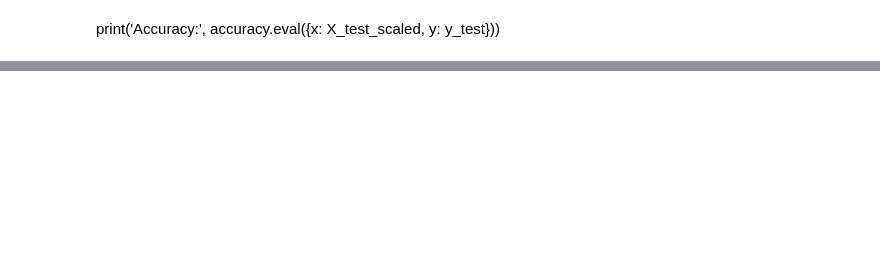
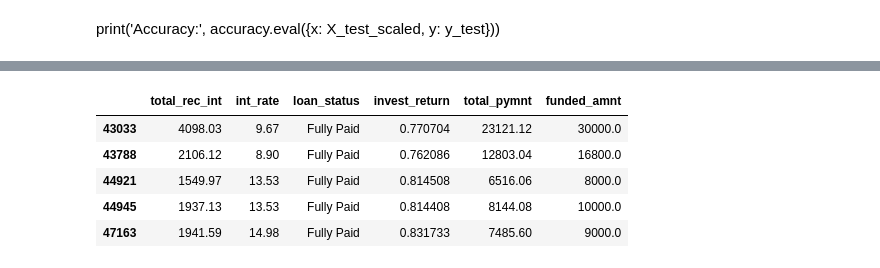
Before and after one commit to RegulusAn/Lending_Club, a Jupyter notebook: Lending_Club_project.ipynb, the cells around one changed output, grey strips where cells are left out. Cells and saved outputs as stored; diff of their text form; code cells hidden in the pictures; blank space fills up the shorter version.

```diff
--- a/Lending_Club_project.ipynb
+++ b/Lending_Club_project.ipynb
@@ -953,0 +1003,12 @@ array([[0],
+# %%
+temp_df = data_finalR[data_finalR['loan_label'] == 0]
+temp_df = temp_df[temp_df['invest_return'] < 1.0]
+temp_df[['total_rec_int', 'int_rate', 'loan_status', 'invest_return', 'total_pymnt',
+                   'funded_amnt']].head(5)
+# %% [output]
+|  | total_rec_int | int_rate | loan_status | invest_return | total_pymnt | funded_amnt |
+| 43033 | 4098.03 | 9.67 | Fully Paid | 0.770704 | 23121.12 | 30000.0 |
+| 43788 | 2106.12 | 8.90 | Fully Paid | 0.762086 | 12803.04 | 16800.0 |
+| 44921 | 1549.97 | 13.53 | Fully Paid | 0.814508 | 6516.06 | 8000.0 |
+| 44945 | 1937.13 | 13.53 | Fully Paid | 0.814408 | 8144.08 | 10000.0 |
+| 47163 | 1941.59 | 14.98 | Fully Paid | 0.831733 | 7485.60 | 9000.0 |
```
Also changed, not shown: parts of 27 cells of this notebook.
